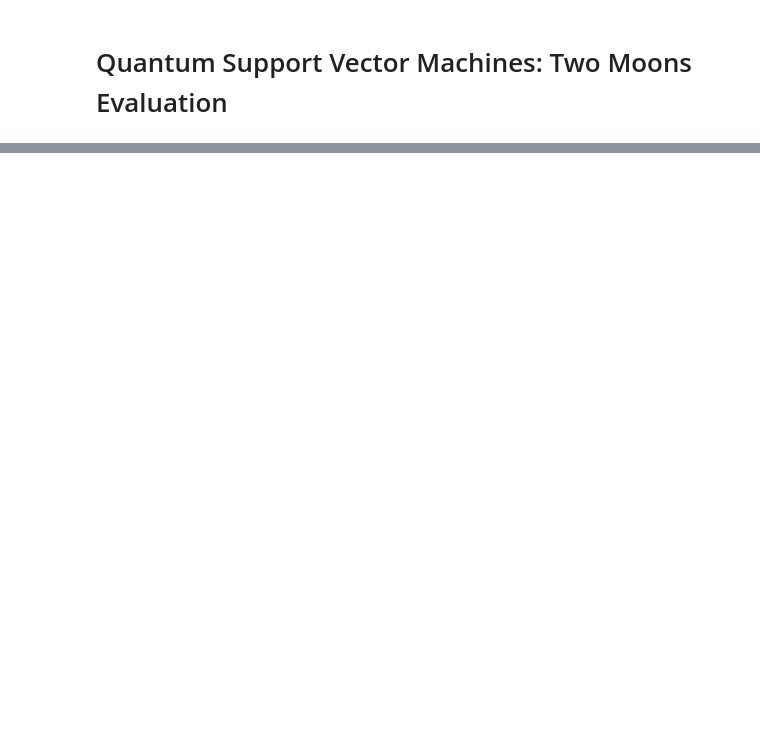
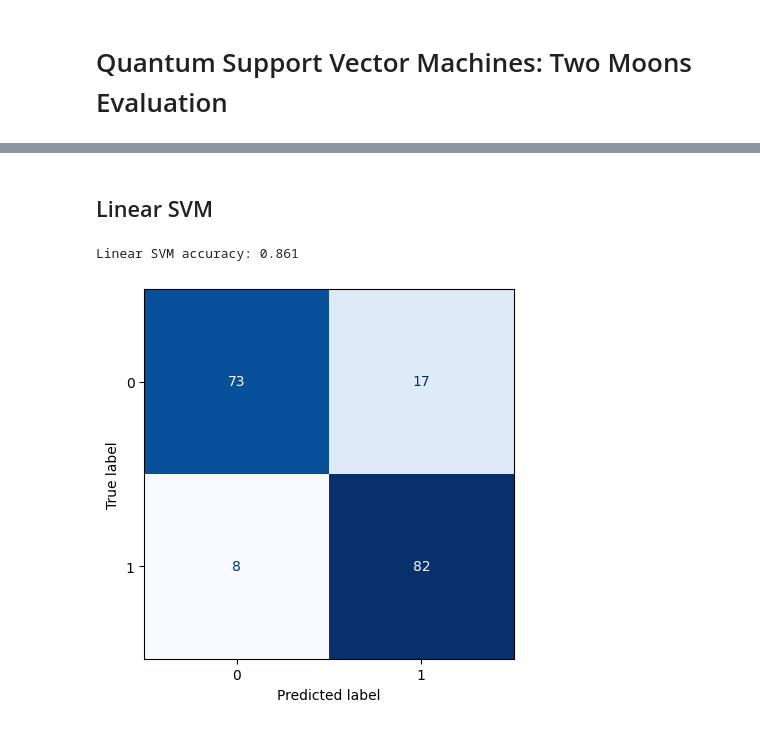
Before and after one commit to S-Spence/Quantum-Support-Vector-Machines, a Jupyter notebook: qsvm_two_moons_example.ipynb, the cells around one changed output, grey strips where cells are left out. Drawn from its saved outputs; the diff is of its cells as text; code cells hidden in the pictures; blank space fills up the shorter version.

```diff
--- a/qsvm_two_moons_example.ipynb
+++ b/qsvm_two_moons_example.ipynb
@@ -54,24 +60,20 @@ data, labels = make_moons(n_samples=600, noise=0.20, random_state=RNG)
 x_train, x_test, y_train, y_test = train_test_split(
     data, labels, test_size=0.30, stratify=labels, random_state=RNG
 )
+# %% [markdown]
+## Linear SVM
 # %%
 # train
 lin_svm = ClassicSVM(SVC(kernel="linear", C=1.0, random_state=RNG)).fit(x_train, y_train)
-
-# plot decision boundary
-fig_lin = decision_boundary_plot(
-    predict_fn=lambda G: lin_svm.predict(G),
-    X=data, y=labels, save_path=PLOT_LINEAR,
-    title="Linear SVM",
-    n=150
-)
 
 # eval
 preds_lin_svm = lin_svm.predict(x_test)
 acc_lin = accuracy_score(y_test, preds_lin_svm)
 print(f"Linear SVM accuracy: {acc_lin:.3f}")
 
 # confusion matrix
-ConfusionMatrixDisplay(confusion_matrix(y_test, preds_lin_svm)).plot(colorbar=False)
-plt.title("Linear SVM — Confusion Matrix")
+ConfusionMatrixDisplay(confusion_matrix(y_test, preds_lin_svm)).plot(cmap = "Blues", colorbar=False)
 plt.show()
+# %% [output]
+Linear SVM accuracy: 0.861
+[figure, added]
```
Also changed, not shown: parts of 15 cells of this notebook, 7 other files.
